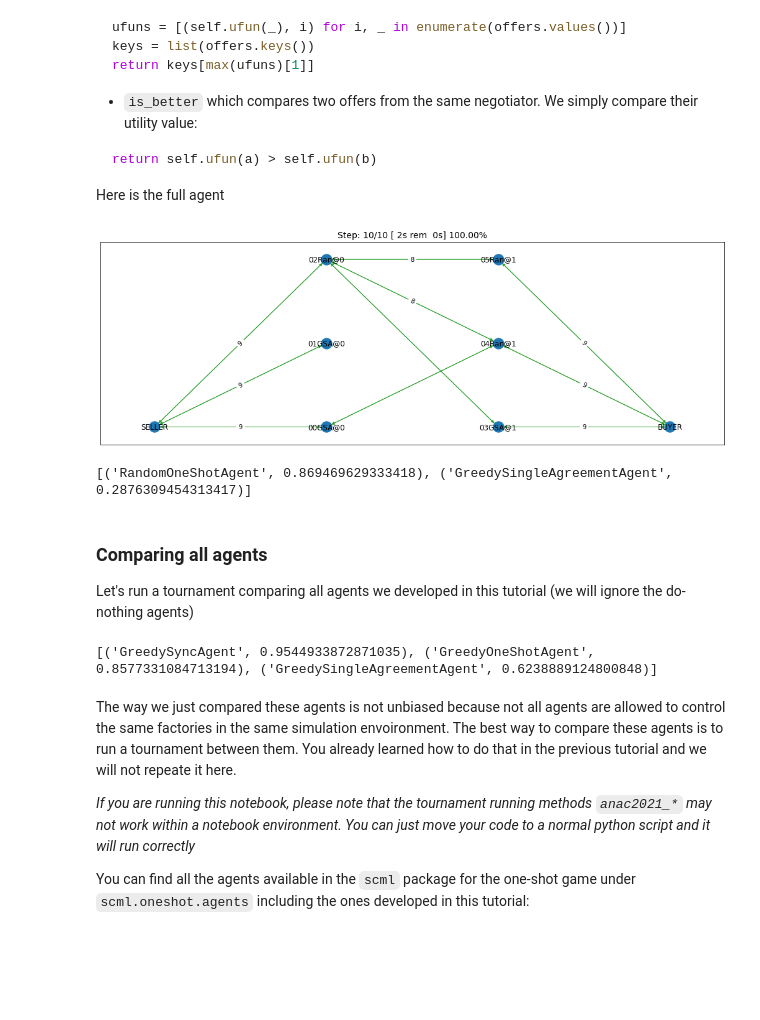
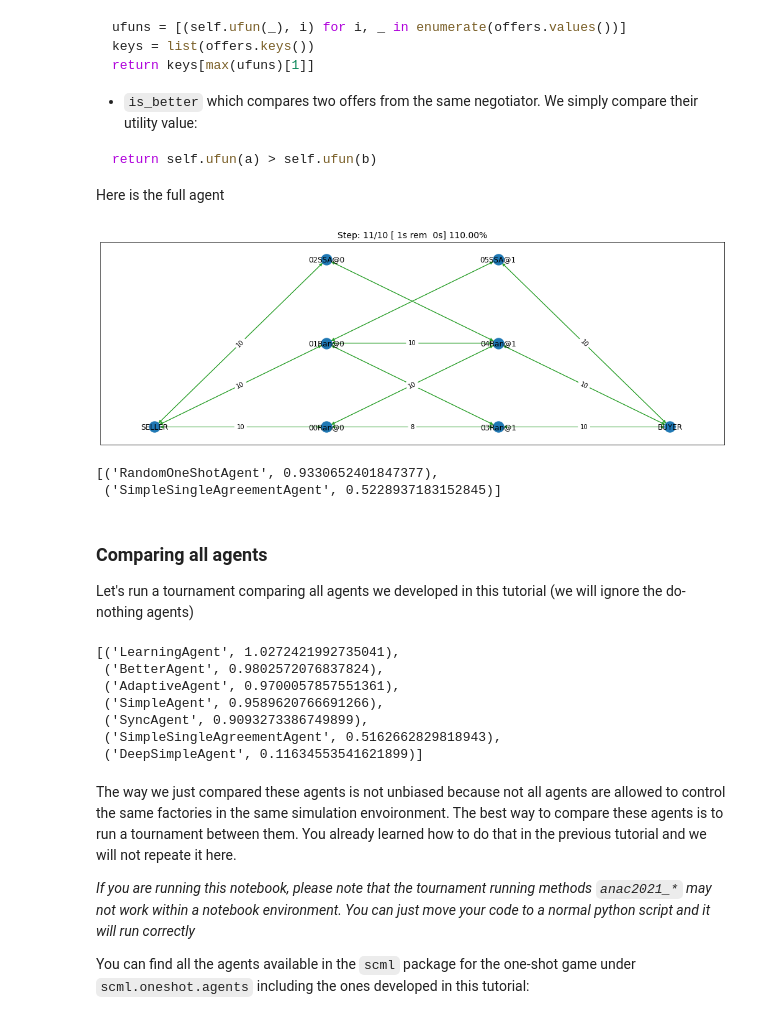
Before and after one commit to yasserfarouk/scml, a Jupyter notebook: docs/tutorials/notebooks/02.develop_agent_scml2020_oneshot.ipynb, the cells around one changed output. Drawn from its saved outputs; the diff is of its cells as text; code cells hidden in the pictures; blank space fills up the shorter version.

```diff
--- a/docs/tutorials/notebooks/02.develop_agent_scml2020_oneshot.ipynb
+++ b/docs/tutorials/notebooks/02.develop_agent_scml2020_oneshot.ipynb
@@ -212,6 +217,6 @@ We have already seen the `OneShotAgent` class for which you need to override `pr
 We have already seen how to develop a do-nothing agent using the `OneShotAgent` class. Let's try to develop some more meaningful agent using the same base class.
 # %%
-class GreedyOneShotAgent(OneShotAgent):
+class SimpleAgent(OneShotAgent):
     """A greedy agent based on OneShotAgent"""
 
     def init(self):
@@ -265,7 +270,7 @@ class GreedyOneShotAgent(OneShotAgent):
     def _is_selling(self, ami):
         return ami.annotation["product"] == self.awi.my_output_product
 
-world, ascores, tscores = try_agent(GreedyOneShotAgent)
+world, ascores, tscores = try_agent(SimpleAgent)
 # %% [output]
 [figure]
 # %% [markdown]
@@ -371,7 +376,7 @@ One problem with our `GreedyOneShotAgent` is that it does not take price into ac
 
 We will try to remedie both of these issues in the following agent:
 # %%
-class BetterGreedyAgent(GreedyOneShotAgent):
+class BetterAgent(SimpleAgent):
     """A greedy agent based on OneShotAgent with more sane strategy"""
 
     def __init__(self, *args, concession_exponent=0.2, **kwargs):
@@ -429,5 +434,5 @@ class BetterGreedyAgent(GreedyOneShotAgent):
         """calculates a descending threshold (0 <= th <= 1)"""
         return ((n_steps - step - 1) / (n_steps - 1)) ** self._e
 
-world, ascores, tscores = try_agent(BetterGreedyAgent)
+world, ascores, tscores = try_agent(BetterAgent)
 # %% [output]
@@ -472,7 +478,7 @@ Let's see how does this look for different concession exponents:
 x = np.arange(20)
 fig = plt.figure()
 for e in [0.1, 0.2, 1.0, 5, 10]:
-    a = BetterGreedyAgent(concession_exponent=e)
+    a = BetterAgent(concession_exponent=e)
     y = [a._th(i, 20) for i in x]
     plt.plot(x, y, label=f"Concession Exponent: {e}")
     plt.xlabel("Step (Of 20)"); plt.ylabel("Threshold $th$")
@@ -1016,35 +1024,36 @@ return self.ufun(a) > self.ufun(b)
 
 Here is the full agent
 # %%
-class GreedySingleAgreementAgent(OneShotSingleAgreementAgent):
+class SimpleSingleAgreementAgent(OneShotSingleAgreementAgent):
     """A greedy agent based on OneShotSingleAgreementAgent"""
 
     def init(self):
         super().init()
         self.ufun.find_limit(True) # finds highest utility
         self.ufun.find_limit(False) # finds lowest utility
 
     def is_acceptable(self, offer, source, state) -> bool:
         mx, mn = self.ufun.max_utility , self.ufun.min_utility
         u = (self.ufun(offer) - mn) / (mx - mn)
         return  u >= (1-state.relative_time)
 
     def best_offer(self, offers):
         ufuns = [(self.ufun(_), i)
                  for i, _ in enumerate(offers.values())]
         keys = list(offers.keys())
         return keys[max(ufuns)[1]]
 
     def is_better(self, a, b, negotiator, state):
         return self.ufun(a) > self.ufun(b)
 
-world, ascors, tscores = try_agent(GreedySingleAgreementAgent)
+world, ascors, tscores = try_agent(SimpleSingleAgreementAgent)
 # %% [output]
-[figure, old version]
+[figure, new version]
 # %%
 print_type_scores(tscores)
 # %% [output]
-[('RandomOneShotAgent', 0.869469629333418), ('GreedySingleAgreementAgent', 0.2876309454313417)]
+[('RandomOneShotAgent', 0.9330652401847377),
+ ('SimpleSingleAgreementAgent', 0.5228937183152845)]
 # %% [markdown]
 ### Comparing all agents
 
@@ -1052,14 +1061,25 @@ Let's run a tournament comparing all agents we developed in this tutorial (we wi
 # %%
 # may take a long time
 _, _, tscores = try_agents(
-    [GreedyOneShotAgent, GreedySingleAgreementAgent, GreedySyncAgent],
+    [
+        SimpleAgent, DeepSimpleAgent,
+        BetterAgent, LearningAgent,
+        AdaptiveAgent, SyncAgent,
+        SimpleSingleAgreementAgent
+    ],
     n_trials=20,
     n_processes=2,
     draw=False
 )
 print_type_scores(tscores)
 # %% [output]
-[('GreedySyncAgent', 0.9544933872871035), ('GreedyOneShotAgent', 0.8577331084713194), ('GreedySingleAgreementAgent', 0.6238889124800848)]
+[('LearningAgent', 1.0272421992735041),
+ ('BetterAgent', 0.9802572076837824),
+ ('AdaptiveAgent', 0.9700057857551361),
+ ('SimpleAgent', 0.9589620766691266),
+ ('SyncAgent', 0.9093273386749899),
+ ('SimpleSingleAgreementAgent', 0.5162662829818943),
+ ('DeepSimpleAgent', 0.11634553541621899)]
 # %% [markdown]
 The way we just compared these agents is not unbiased because not all agents are allowed to control the same factories in the same simulation envoironment. The best way to compare these agents is to run a tournament between them. You already learned how to do that in the previous tutorial and we will not repeate it here.
 
```
Also changed, not shown: parts of 32 cells of this notebook, 18 other files.
